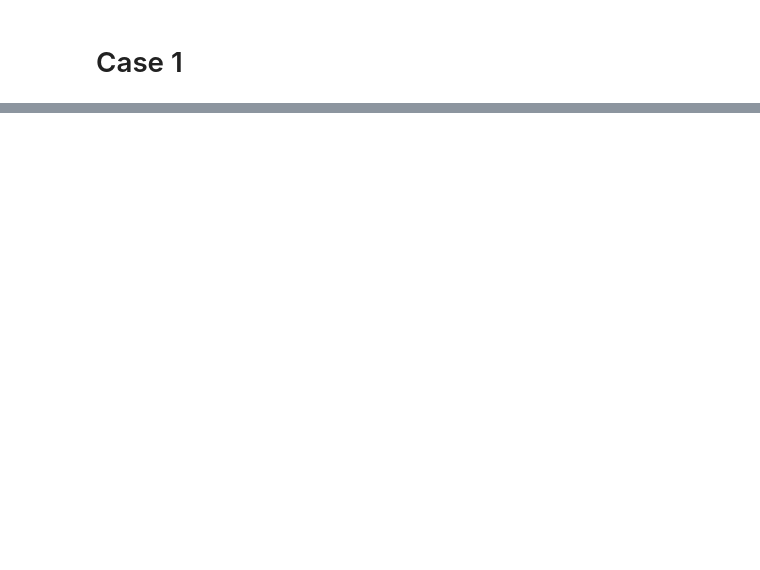
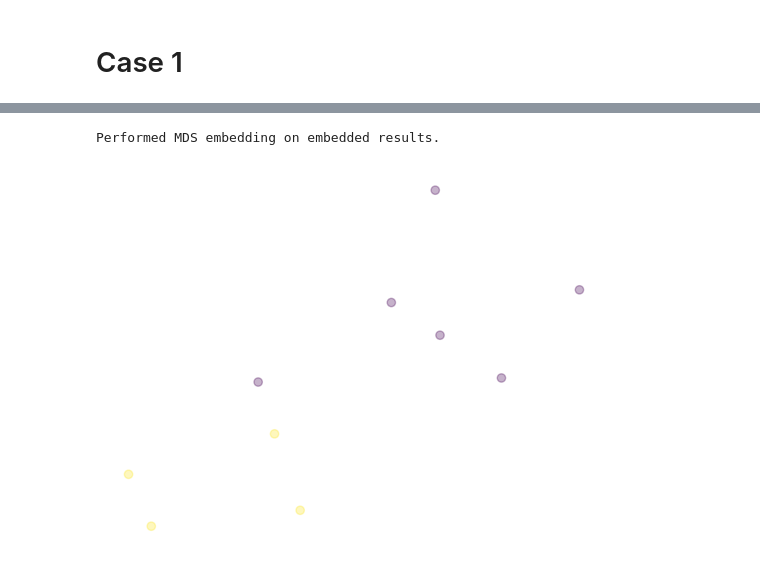
Before and after one commit to agosztolai/MARBLE, a Jupyter notebook: examples/ex_bogdanov_takens.ipynb, the cells around one changed output, grey strips where cells are left out. Drawn from its saved outputs; the diff is of its cells as text; code cells hidden in the pictures; blank space fills up the shorter version.

```diff
--- a/examples/ex_bogdanov_takens.ipynb
+++ b/examples/ex_bogdanov_takens.ipynb
@@ -235,0 +184,20 @@ Performed MDS embedding on embedded results.
+# %%
+k=7
+data = utils.construct_dataset(pos_subsample, features=vel_subsample, graph_type='cknn', k=k)
+
+os.environ["CUDA_DEVICE_ORDER"]="PCI_BUS_ID"
+os.environ["CUDA_VISIBLE_DEVICES"]="0"
+
+par = {'batch_size': 512, #batch size
+       'epochs': 20, #optimisation epochs
+       'order': 2, #order of derivatives
+       'n_lin_layers': 2,
+       'hidden_channels': 32, #number of internal dimensions in MLP
+       'out_channels': 3,
+       'diffusion': False,
+       'inner_product_features': False,
+       'dropout':0.5
+      }
+
+model = net(data, **par)
+model.run_training(data)
@@ -235,0 +232,7 @@ Performed MDS embedding on embedded results.
+# %%
+emb_MDS = geometry.embed(dist, embed_typ = 'MDS')
+labels = [0 if b1<-beta2**2/4 else 1 for b1 in beta1]
+plotting.embedding(emb_MDS, np.array(labels))
+# %% [output]
+Performed MDS embedding on embedded results.
+[figure, added]
```
Also changed, not shown: parts of 30 cells of this notebook.
